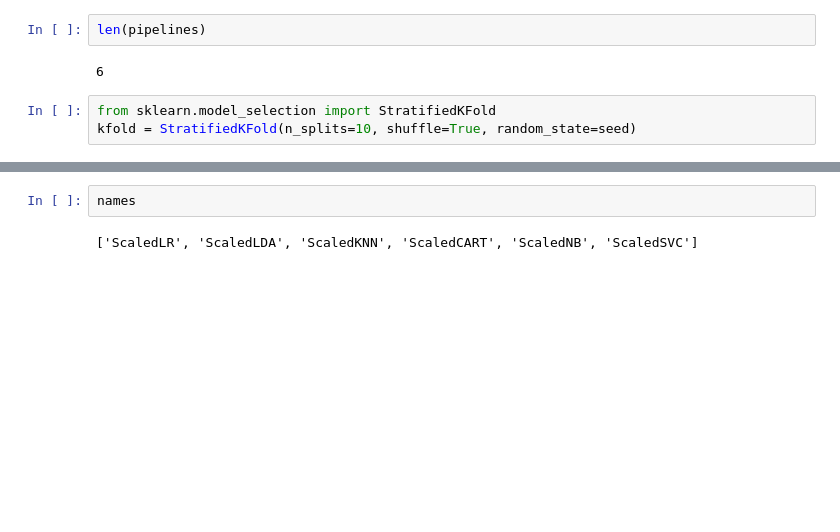
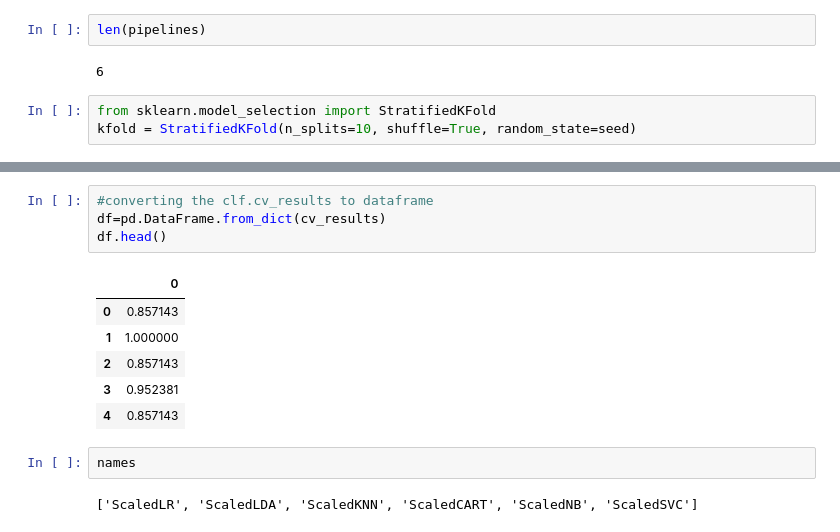
Before and after one commit to rohailkhan/Machine_learning_Python, a Jupyter notebook: Sonar_Data_Classification_Rocks_vs_Mines.ipynb, the cells around one changed output, grey strips where cells are left out. Drawn from its saved outputs; the diff is of its cells as text; blank space fills up the shorter version.

```diff
--- a/Sonar_Data_Classification_Rocks_vs_Mines.ipynb
+++ b/Sonar_Data_Classification_Rocks_vs_Mines.ipynb
@@ -134,5 +151,16 @@ ScaledCART: 0.682143 (0.061049)
 ScaledNB: 0.676905 (0.119267)
 ScaledSVC: 0.825952 (0.095110)
+# %%
+#converting the clf.cv_results to dataframe
+df=pd.DataFrame.from_dict(cv_results)
+df.head()
+# %% [output]
+|  | 0 |
+| 0 | 0.857143 |
+| 1 | 1.000000 |
+| 2 | 0.857143 |
+| 3 | 0.952381 |
+| 4 | 0.857143 |
 # %%
 names
 # %% [output]
```
Also changed, not shown: parts of 16 cells of this notebook.
